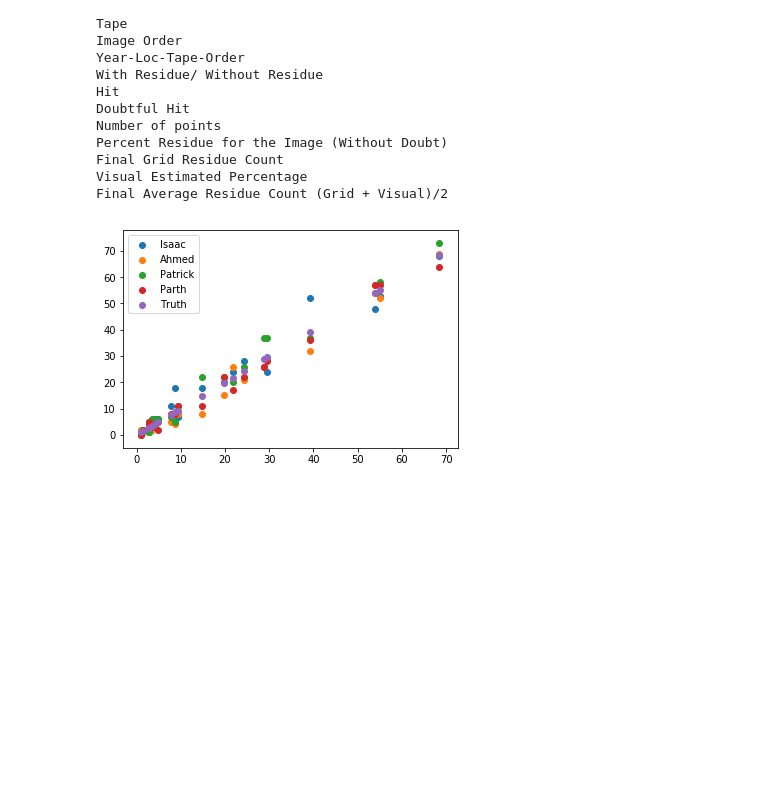
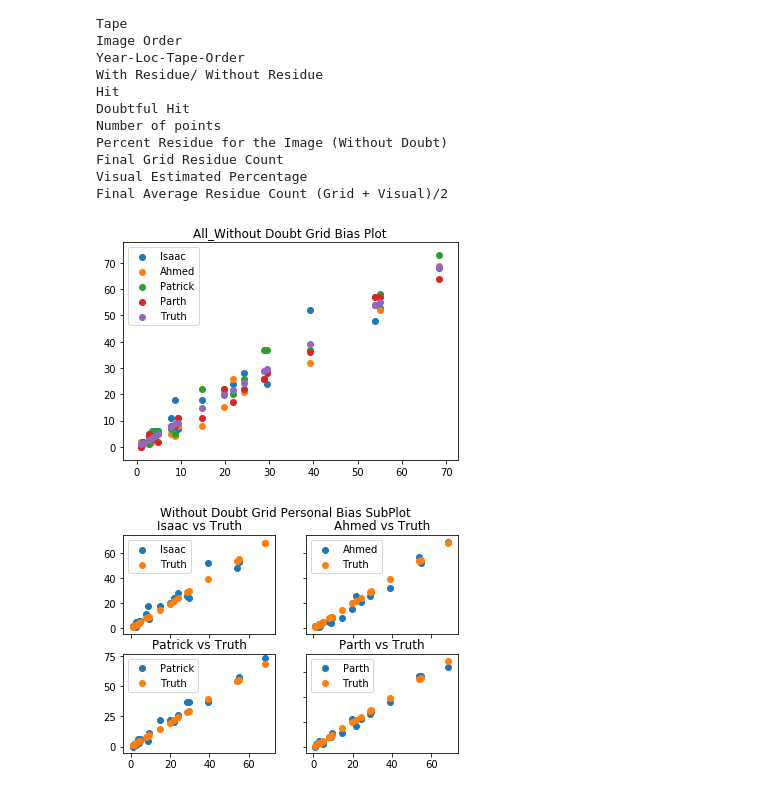
Before and after one commit to Lagaunne-Timotius/Data_Science_Project, a Jupyter notebook: Quality_Control_Analysis.ipynb, the cells around one changed output. Drawn from its saved outputs; the diff is of its cells as text; code cells hidden in the pictures; blank space fills up the shorter version.

```diff
--- a/Quality_Control_Analysis.ipynb
+++ b/Quality_Control_Analysis.ipynb
@@ -57,31 +57,97 @@ Average_Main=Main_Data.groupby('Year-Loc-Tape-Order').mean()
 Isaac_Data=data[data["Reader"]=="Isaac"]
 Average_Isaac=Isaac_Data.groupby('Year-Loc-Tape-Order').mean()
 # print(Average_Isaac)
 Ahmed_Data=data[data["Reader"]=="Ahmed"]
 Average_Ahmed=Ahmed_Data.groupby('Year-Loc-Tape-Order').mean()
 # print(Average_Ahmed)
 Patrick_Data=data[data["Reader"]=="Patrick"]
 Average_Patrick=Patrick_Data.groupby('Year-Loc-Tape-Order').mean()
 # print(Average_Patrick)
 Parth_Data=data[data["Reader"]=="Parth"]
 Average_Parth=Parth_Data.groupby('Year-Loc-Tape-Order').mean()
 # print(Average_Parth)
 
 WD_Grid_All=(Average_Isaac['Percent Residue for the Image (Without Doubt)']+Average_Ahmed['Percent Residue for the Image (Without Doubt)']+Average_Patrick['Percent Residue for the Image (Without Doubt)']+Average_Parth['Percent Residue for the Image (Without Doubt)'])/4
 Final_Grid__All= (Average_Isaac['Final Grid Residue Count']+Average_Ahmed['Final Grid Residue Count']+Average_Patrick['Final Grid Residue Count']+Average_Parth['Final Grid Residue Count'])/4
 JC_Estimation_All= (Average_Isaac['Visual Estimated Percentage']+Average_Ahmed['Visual Estimated Percentage']+Average_Patrick['Visual Estimated Percentage']+Average_Parth['Visual Estimated Percentage'])/4
 Final_JC_Grid_All= (Average_Isaac['Final Average Residue Count (Grid + Visual)/2']+Average_Ahmed['Final Average Residue Count (Grid + Visual)/2']+Average_Patrick['Final Average Residue Count (Grid + Visual)/2']+Average_Parth['Final Average Residue Count (Grid + Visual)/2'])/4
 
 
 #Visualization
 import matplotlib.pyplot as plt
+plt.title('All_Without Doubt Grid Bias Plot')
 plt.scatter(WD_Grid_All,Average_Isaac['Percent Residue for the Image (Without Doubt)'],label='Isaac')
 plt.scatter(WD_Grid_All,Average_Ahmed['Percent Residue for the Image (Without Doubt)'],label='Ahmed')
 plt.scatter(WD_Grid_All,Average_Patrick['Percent Residue for the Image (Without Doubt)'],label='Patrick')
 plt.scatter(WD_Grid_All,Average_Parth['Percent Residue for the Image (Without Doubt)'],label='Parth')
 plt.scatter(WD_Grid_All,WD_Grid_All,label='Truth')
 plt.legend(loc='upper left')
 
 plt.show()
+
+fig, axs = plt.subplots(2, 2)
+fig.suptitle('Without Doubt Grid Personal Bias SubPlot')
+axs[0, 0].scatter(WD_Grid_All,Average_Isaac['Percent Residue for the Image (Without Doubt)'],label='Isaac')
+axs[0,0].scatter(WD_Grid_All,WD_Grid_All,label='Truth')
+axs[0,0].legend(loc='upper left')
+axs[0, 0].set_title('Isaac vs Truth')
+axs[0, 1].scatter(WD_Grid_All,Average_Ahmed['Percent Residue for the Image (Without Doubt)'],label='Ahmed')
+axs[0,1].scatter(WD_Grid_All,WD_Grid_All,label='Truth')
+axs[0,1].legend(loc='upper left')
+axs[0, 1].set_title('Ahmed vs Truth')
+axs[1, 0].scatter(WD_Grid_All,Average_Patrick['Percent Residue for the Image (Without Doubt)'],label='Patrick')
+axs[1,0].scatter(WD_Grid_All,WD_Grid_All,label='Truth')
+axs[1,0].legend(loc='upper left')
+axs[1, 0].set_title('Patrick vs Truth')
+axs[1, 1].scatter(WD_Grid_All,Average_Parth['Percent Residue for the Image (Without Doubt)'],label='Parth')
+axs[1,1].scatter(WD_Grid_All,WD_Grid_All,label='Truth')
+axs[1,1].legend(loc='upper left')
+axs[1, 1].set_title('Parth vs Truth')
+
+# Hide x labels and tick labels for top plots and y ticks for right plots.
+for ax in axs.flat:
+    ax.label_outer()
+
+plt.show()
+
+
+
+#Visualization
+import matplotlib.pyplot as plt
+plt.title('All_Without Doubt Grid Bias Plot')
+plt.scatter(WD_Grid_All,Average_Isaac['Percent Residue for the Image (Without Doubt)'],label='Isaac')
+plt.scatter(WD_Grid_All,Average_Ahmed['Percent Residue for the Image (Without Doubt)'],label='Ahmed')
+plt.scatter(WD_Grid_All,Average_Patrick['Percent Residue for the Image (Without Doubt)'],label='Patrick')
+plt.scatter(WD_Grid_All,Average_Parth['Percent Residue for the Image (Without Doubt)'],label='Parth')
+plt.scatter(WD_Grid_All,WD_Grid_All,label='Truth')
+plt.legend(loc='upper left')
+
+plt.show()
+
+fig, axs = plt.subplots(2, 2)
+fig.suptitle('Without Doubt Grid Personal Bias SubPlot')
+axs[0, 0].scatter(WD_Grid_All,Average_Isaac['Percent Residue for the Image (Without Doubt)'],label='Isaac')
+axs[0,0].scatter(WD_Grid_All,WD_Grid_All,label='Truth')
+axs[0,0].legend(loc='upper left')
+axs[0, 0].set_title('Isaac vs Truth')
+axs[0, 1].scatter(WD_Grid_All,Average_Ahmed['Percent Residue for the Image (Without Doubt)'],label='Ahmed')
+axs[0,1].scatter(WD_Grid_All,WD_Grid_All,label='Truth')
+axs[0,1].legend(loc='upper left')
+axs[0, 1].set_title('Ahmed vs Truth')
+axs[1, 0].scatter(WD_Grid_All,Average_Patrick['Percent Residue for the Image (Without Doubt)'],label='Patrick')
+axs[1,0].scatter(WD_Grid_All,WD_Grid_All,label='Truth')
+axs[1,0].legend(loc='upper left')
+axs[1, 0].set_title('Patrick vs Truth')
+axs[1, 1].scatter(WD_Grid_All,Average_Parth['Percent Residue for the Image (Without Doubt)'],label='Parth')
+axs[1,1].scatter(WD_Grid_All,WD_Grid_All,label='Truth')
+axs[1,1].legend(loc='upper left')
+axs[1, 1].set_title('Parth vs Truth')
+
+# Hide x labels and tick labels for top plots and y ticks for right plots.
+for ax in axs.flat:
+    ax.label_outer()
+
+plt.show()
 # %% [output]
-[figure, old version]
+[figure, new version]
+[figure, added]
```
